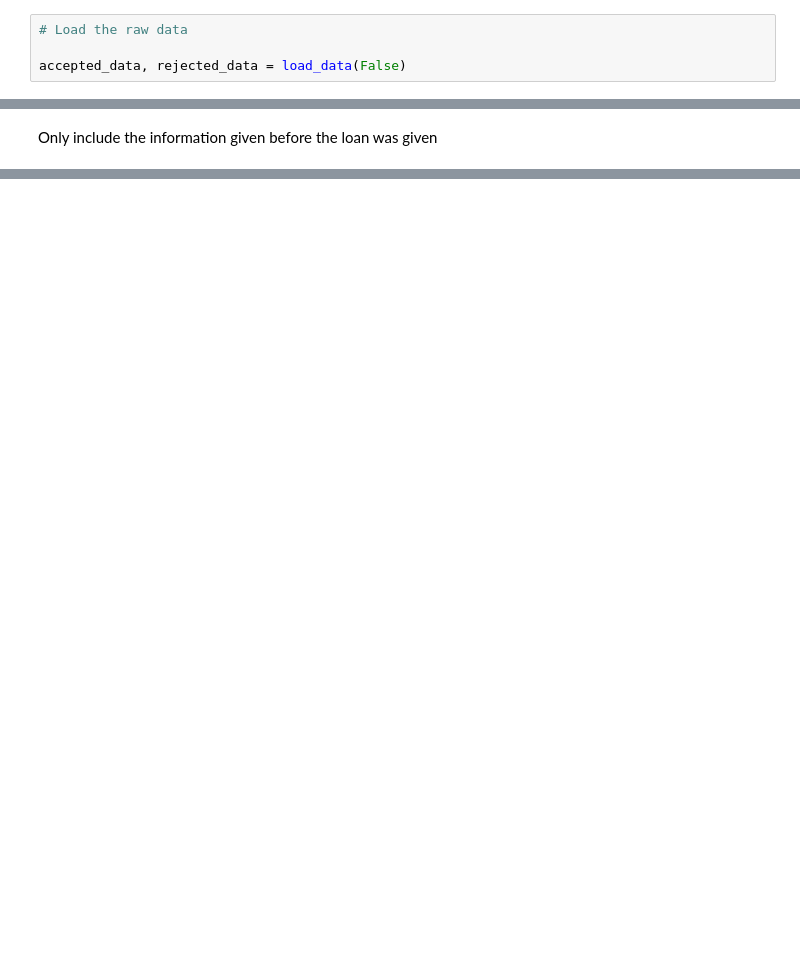
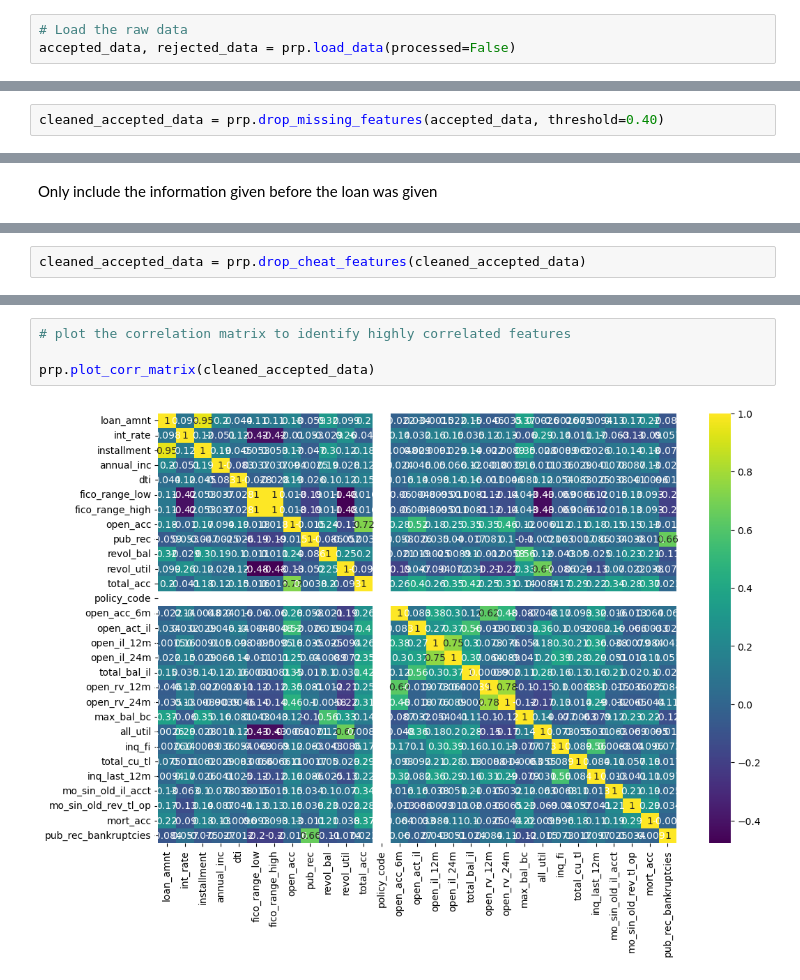
Before and after one commit to sontheteacher/Credit-Risk-Prediction, a Jupyter notebook: notebooks/EDA.ipynb, the cells around one changed output, grey strips where cells are left out. Drawn from its saved outputs; the diff is of its cells as text; blank space fills up the shorter version.

```diff
--- a/notebooks/EDA.ipynb
+++ b/notebooks/EDA.ipynb
@@ -15,4 +24,3 @@ import seaborn as sns
 # %%
 # Load the raw data
-
-accepted_data, rejected_data = load_data(False)
+accepted_data, rejected_data = prp.load_data(processed=False)
@@ -97,0 +138,2 @@ len(accepted_data.columns)
+# %%
+cleaned_accepted_data = prp.drop_missing_features(accepted_data, threshold=0.40)
@@ -109,0 +172,2 @@ plt.show()
+# %%
+cleaned_accepted_data = prp.drop_cheat_features(cleaned_accepted_data)
@@ -109,0 +194,6 @@ plt.show()
+# %%
+# plot the correlation matrix to identify highly correlated features
+
+prp.plot_corr_matrix(cleaned_accepted_data)
+# %% [output]
+[figure, added]
```
Also changed, not shown: parts of 19 cells of this notebook.
